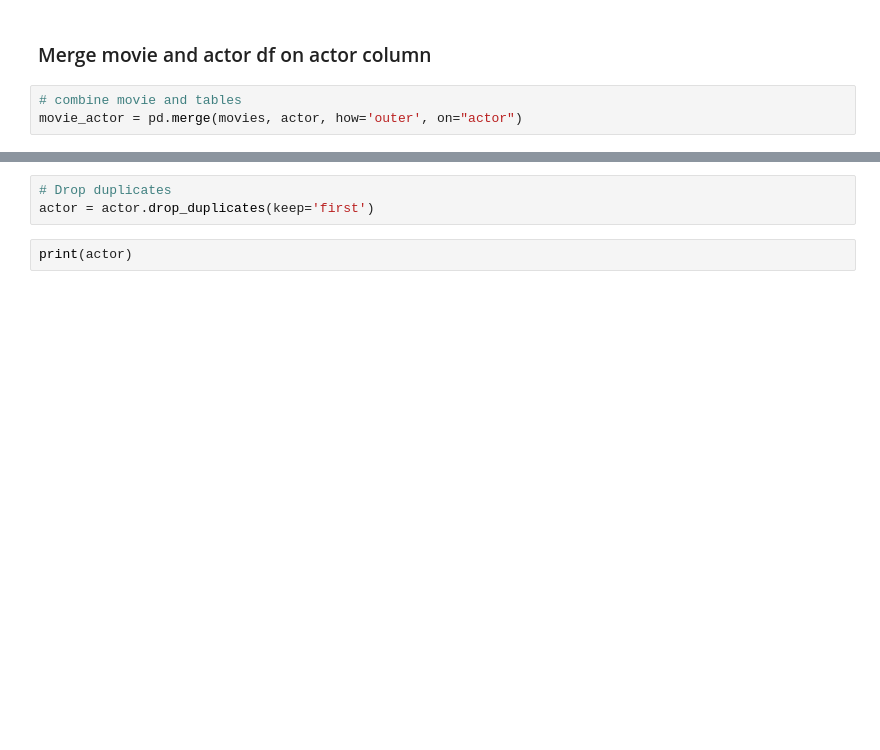
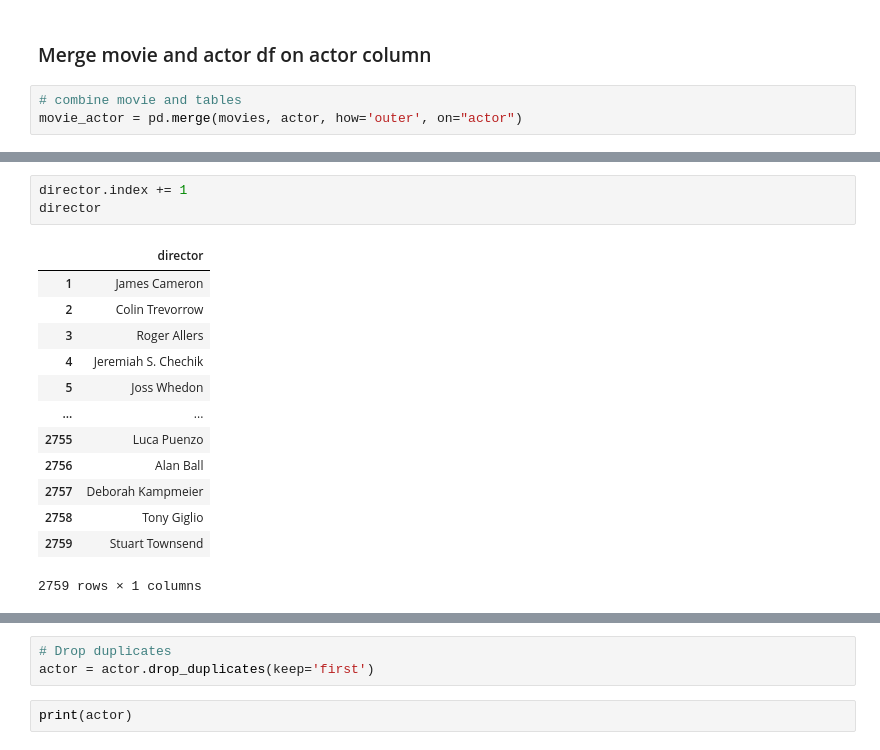
Before and after one commit to IrinaUX/Group7-ETL-Project, a Jupyter notebook: ETL_final.ipynb, the cells around one changed output, grey strips where cells are left out. Saved outputs shown, nothing was run; the diff lists cells and outputs as text; blank space fills up the shorter version.

```diff
--- a/ETL_final.ipynb
+++ b/ETL_final.ipynb
@@ -692,0 +691,17 @@ movie_actor = movie_actor()
+# %%
+director.index += 1
+director
+# %% [output]
+|  | director |
+| 1 | James Cameron |
+| 2 | Colin Trevorrow |
+| 3 | Roger Allers |
+| 4 | Jeremiah S. Chechik |
+| 5 | Joss Whedon |
+| ... | ... |
+| 2755 | Luca Puenzo |
+| 2756 | Alan Ball |
+| 2757 | Deborah Kampmeier |
+| 2758 | Tony Giglio |
+| 2759 | Stuart Townsend |
+2759 rows × 1 columns
```
Also changed, not shown: parts of 15 cells of this notebook.
